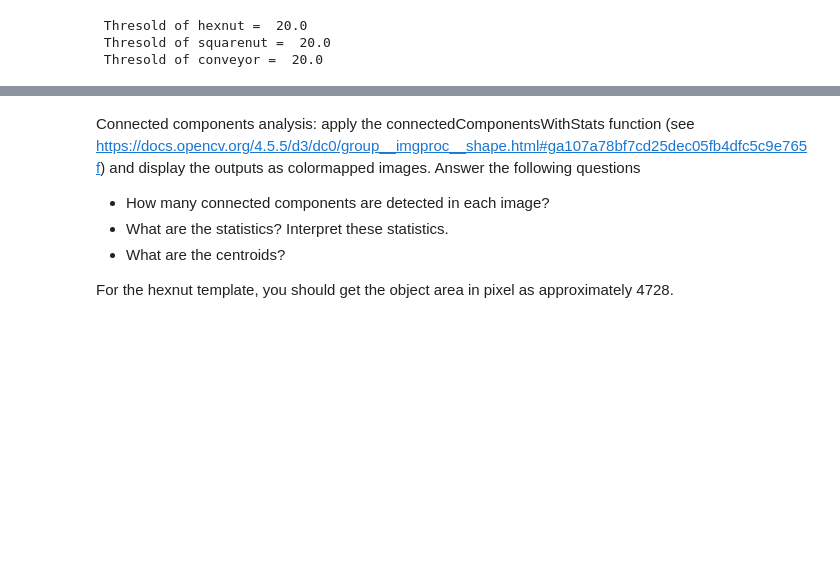
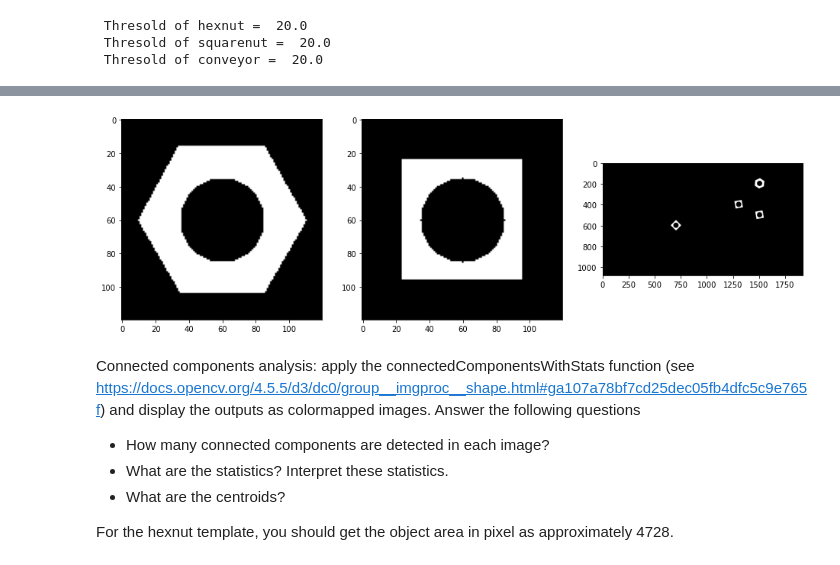
Before and after one commit to rmklakshan/Assignment-03, a Jupyter notebook: Code.ipynb, the cells around one changed output, grey strips where cells are left out. Cells and saved outputs as stored; diff of their text form; code cells hidden in the pictures; blank space fills up the shorter version.

```diff
--- a/Code.ipynb
+++ b/Code.ipynb
@@ -55,6 +77,19 @@ print(" Thresold of hexnut = ",th_hexnut,"\n","Thresold of squarenut = ",th_squa
 ×
 3
  kernel. See https://docs.opencv.org/master/d9/d61/tutorial_py_morphological_ops.html for a guide.
+# %%
+kernel = np.ones((3,3),np.uint8)
+closing_hexnut = cv.morphologyEx(bi_hexnut, cv.MORPH_CLOSE, kernel)
+closing_squarenut = cv.morphologyEx(bi_squarenut, cv.MORPH_CLOSE, kernel)
+closing_conveyor = cv.morphologyEx(bi_conveyor, cv.MORPH_CLOSE, kernel)
+
+fig, ax = plt. subplots(1,3, figsize=(16,8))
+ax[0].imshow(closing_hexnut,cmap='gray')
+ax[1].imshow( bi_squarenut ,cmap='gray')
+ax[2].imshow( bi_conveyor ,cmap='gray')
+plt.show()
+# %% [output]
+[figure, added]
 # %% [markdown]
 Connected components analysis: apply the connectedComponentsWithStats function (see https://docs.opencv.org/4.5.5/d3/dc0/group__imgproc__shape.html#ga107a78bf7cd25dec05fb4dfc5c9e765f) and display the outputs as colormapped images. Answer the following questions
 
```
Also changed, not shown: parts of 4 cells of this notebook.
